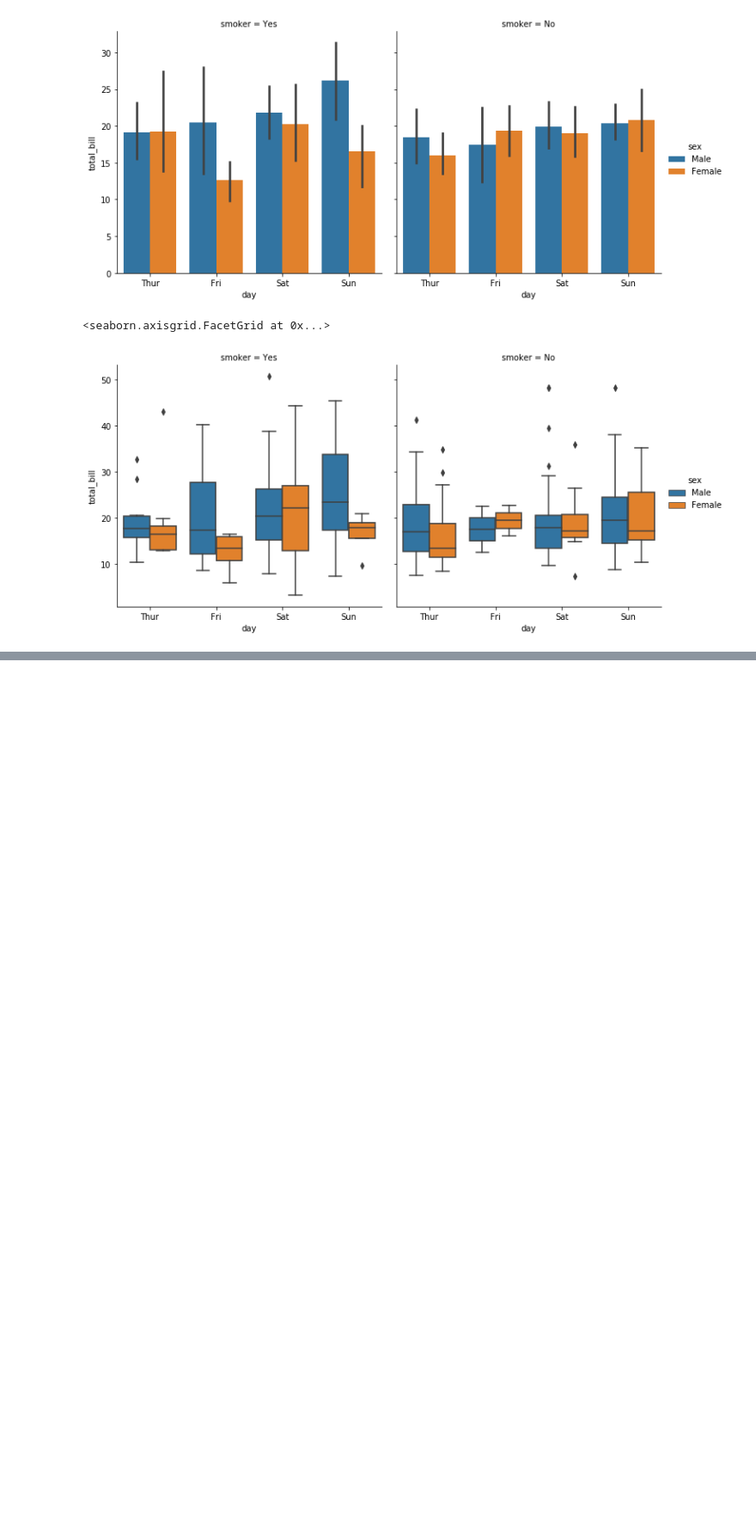
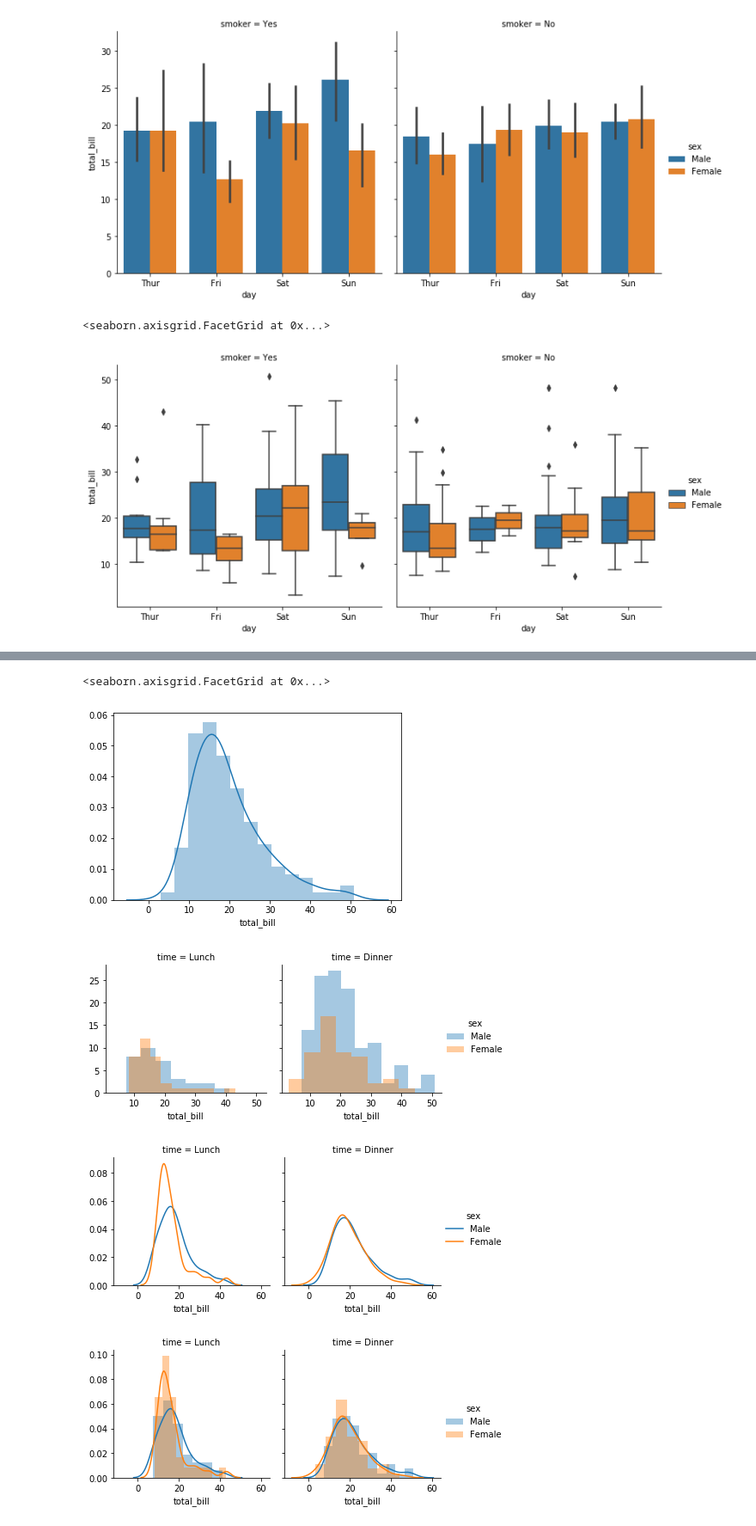
Before and after one commit to shush-jp/seaborn_ggplot, a Jupyter notebook: seaborn.ipynb, the cells around one changed output, grey strips where cells are left out. Shown: that part at 86% size. Saved outputs shown, nothing was run; the diff lists cells and outputs as text; code cells hidden in the pictures; blank space fills up the shorter version.

```diff
--- a/seaborn.ipynb
+++ b/seaborn.ipynb
@@ -45,0 +76,20 @@ sns.catplot(data=df_tips, x='day', y='total_bill', hue='sex', col='smoker', kind
+# %%
+sns.distplot(df_tips["total_bill"])
+
+sns.FacetGrid(data=df_tips, hue="sex", col="time").\
+map(sns.distplot,"total_bill", kde=False).\
+add_legend()
+
+sns.FacetGrid(data=df_tips, hue="sex", col="time").\
+map(sns.distplot,"total_bill", hist=False).\
+add_legend()
+
+sns.FacetGrid(data=df_tips, hue="sex", col="time").\
+map(sns.distplot,"total_bill").\
+add_legend()
+# %% [output]
+<seaborn.axisgrid.FacetGrid at 0x...>
+[figure, added]
+[figure, added]
+[figure, added]
+[figure, added]
```
Also changed, not shown: parts of 12 cells of this notebook, 1 other file.
